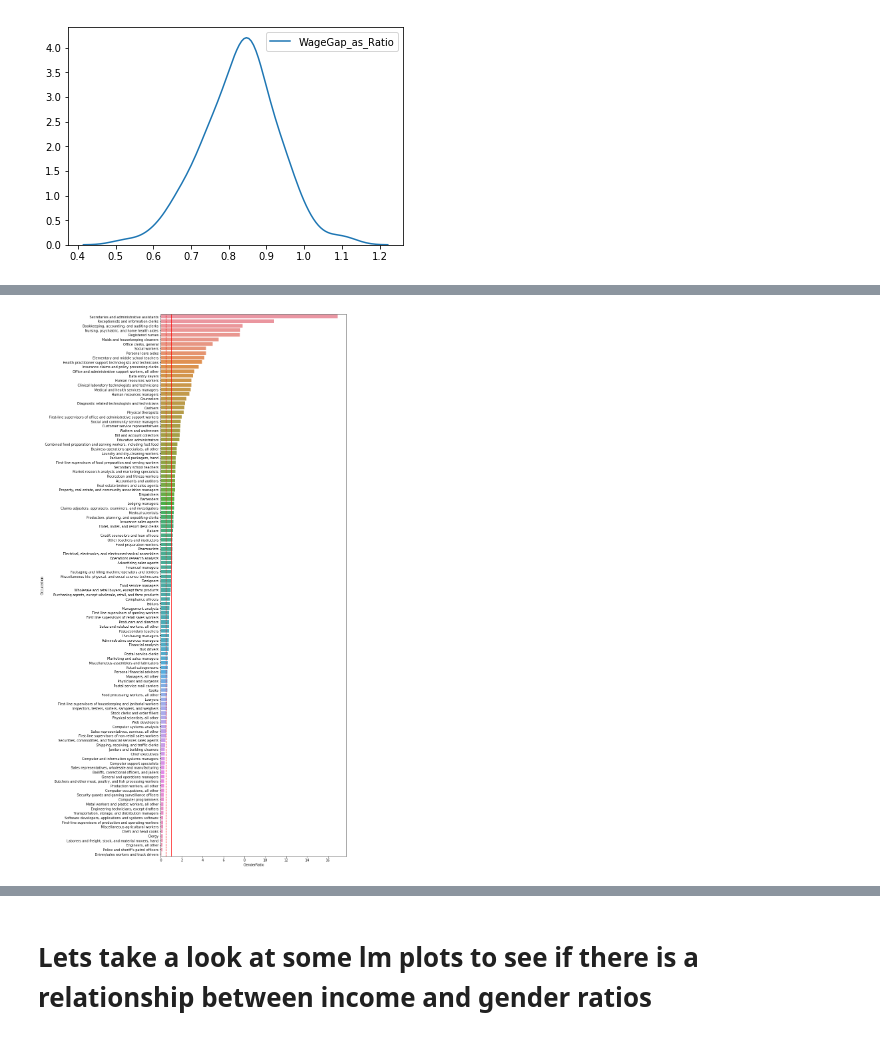
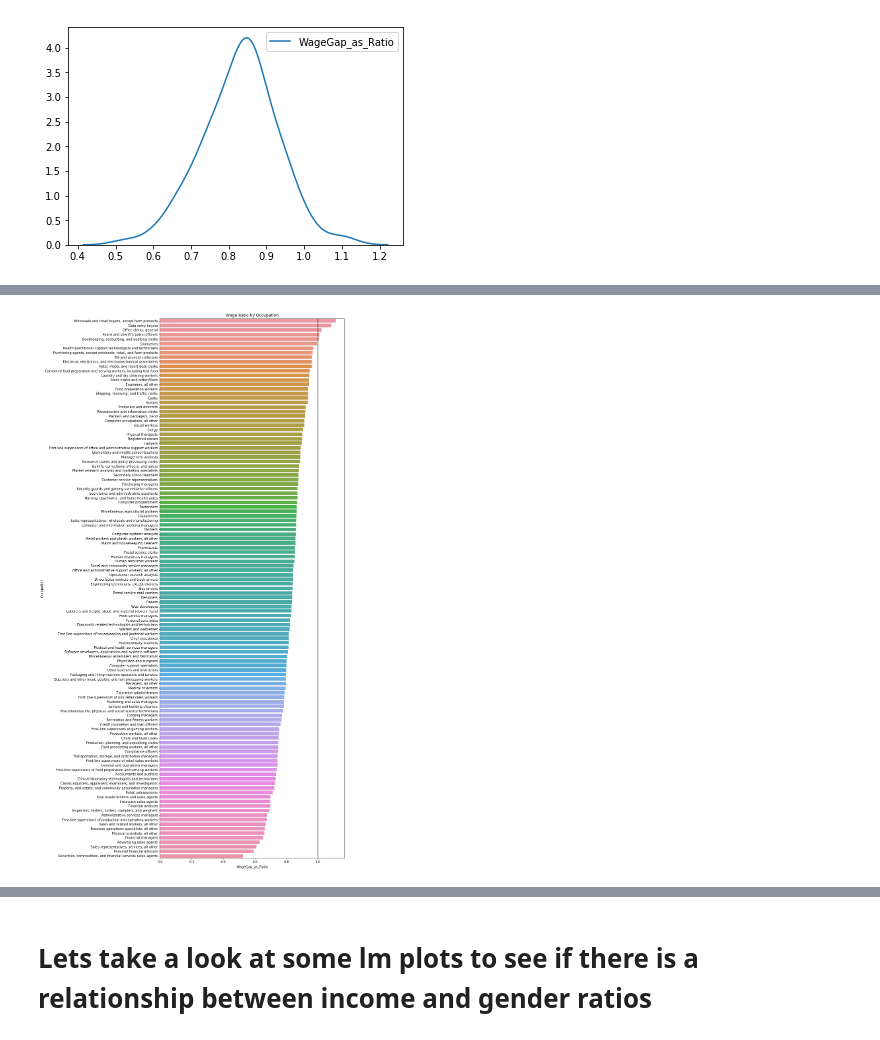
Before and after one commit to Schmidt8181/CapstoneProject, a Jupyter notebook: CapstoneProject.ipynb, the cells around one changed output, grey strips where cells are left out. Cells and saved outputs as stored; diff of their text form; code cells hidden in the pictures.

```diff
--- a/CapstoneProject.ipynb
+++ b/CapstoneProject.ipynb
@@ -296,10 +317,3 @@ For our purposes, I decided that a significant wage gap is a difference of 15% o
-# %%
-def male_dom(x):
-    if x > .85:
-        return 0
-    return 1
-
-cleanedgenderwage['Male_Dominated'] = cleanedgenderwage['GenderRatio'].apply(male_dom)
 # %%
-
+cleanedgenderwage['Male_Dominated'] = np.where(cleanedgenderwage['GenderRatio'] > .85, 0, 1)
 cleanedgenderwage['Significant_wage_gap'] = np.where(cleanedgenderwage['WageGap_as_Ratio'] > .85, 0, 1)
@@ -331,12 +337,11 @@ plt.show()
 # %%
-
-# Now lets look at the ratio of workers
+# Look at wage ratio by occupation
 plt.figure(figsize=((10,30)))
-sns.barplot(x='GenderRatio',
+sns.barplot(x='WageGap_as_Ratio',
             y='Occupation',
-            data=cleanedgenderwage.sort_values('GenderRatio', ascending=False))
-plt.axvline(x=1, color='red', linestyle='solid')
-plt.axvline(x=.5, color='red', linestyle='--')
+            data=cleanedgenderwage.sort_values('WageGap_as_Ratio', ascending=False))
+plt.axvline(x=1, color='black', linestyle='solid')
+plt.title('Wage Ratio by Occupation')
 plt.show()
 # %% [output]
-[figure, old version]
+[figure, new version]
```
Also changed, not shown: parts of 18 cells of this notebook.
